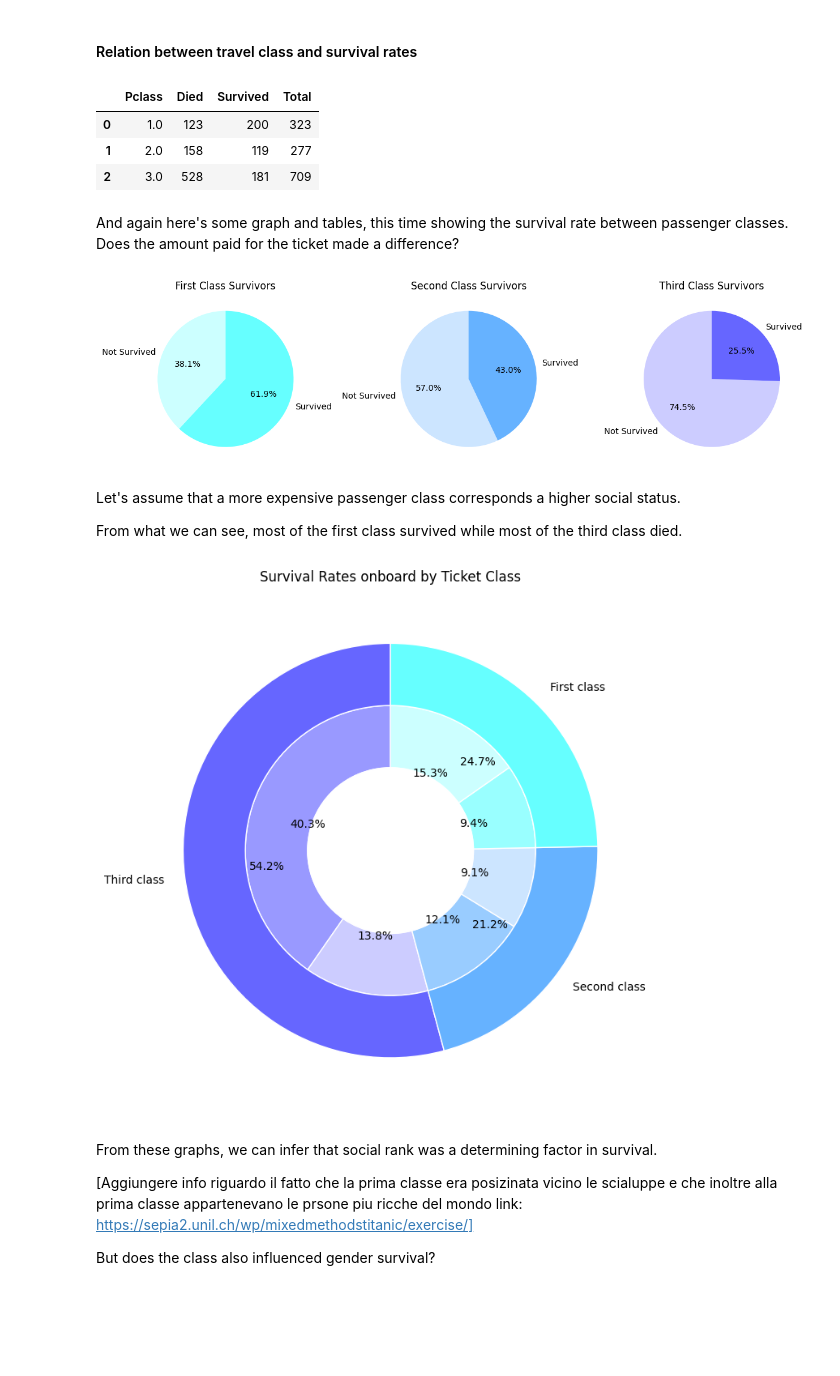
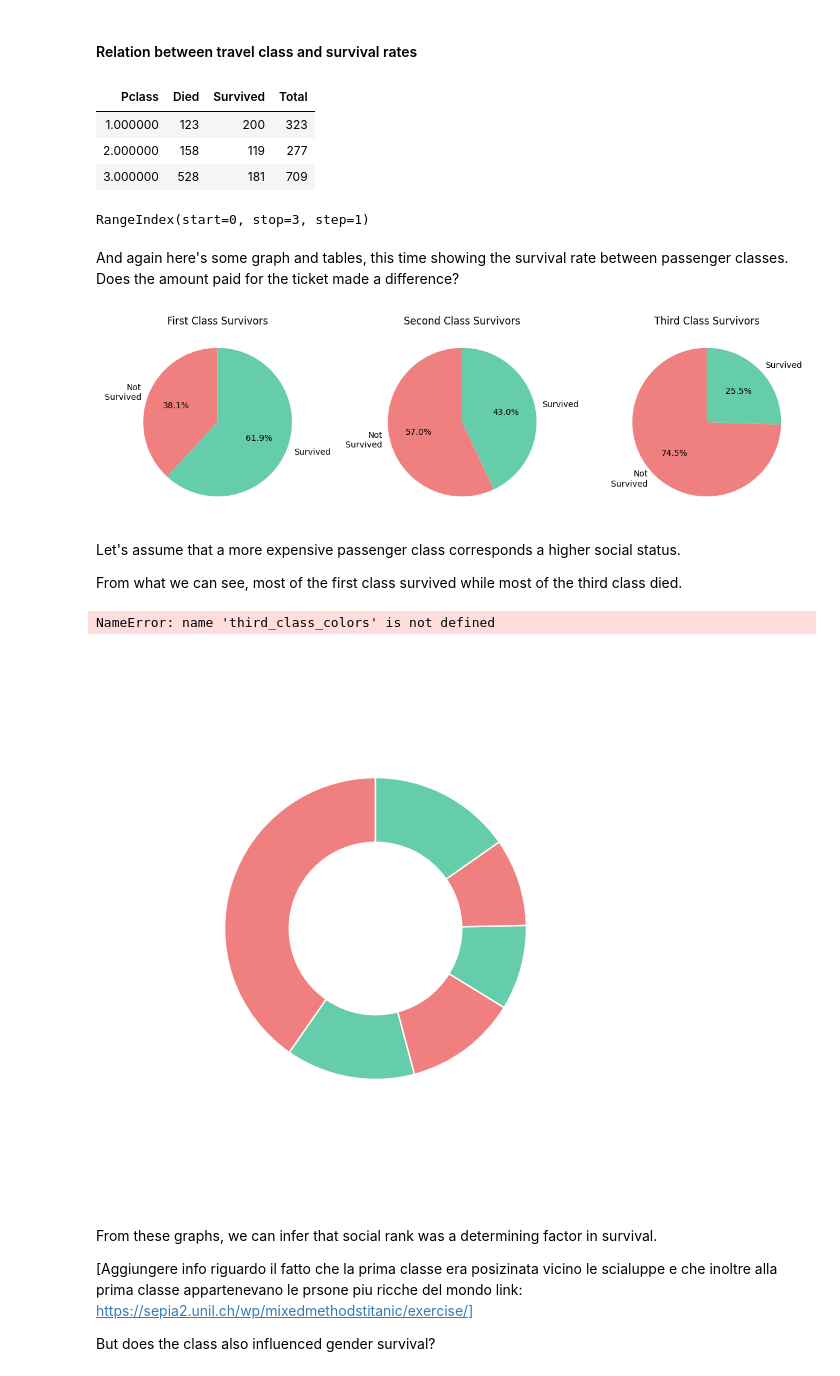
Before and after one commit to davidedigrande/titanic-dataset-eda, a Jupyter notebook: notebook.ipynb, the cells around one changed output. Drawn from its saved outputs; the diff is of its cells as text; code cells hidden in the pictures; blank space fills up the shorter version.

```diff
--- a/notebook.ipynb
+++ b/notebook.ipynb
@@ -468,47 +479,50 @@ class_survived = df.groupby(by=['Pclass', 'Survived'])['Survived'].count()
 pivot_table = class_survived.unstack(level=-1).reset_index().rename(columns={0: 'Died', 1: 'Survived'}).rename_axis(columns={'Survived': ''})
 
 pivot_table['Total'] = pivot_table['Died'] + pivot_table['Survived']
-pivot_table
+
+display(pivot_table.style.hide(axis='index'))
+pivot_table = pivot_table.index.astype(int)
+
+display(pivot_table)
 # %% [output]
-|  | Pclass | Died | Survived | Total |
-| 0 | 1.0 | 123 | 200 | 323 |
-| 1 | 2.0 | 158 | 119 | 277 |
-| 2 | 3.0 | 528 | 181 | 709 |
+| Pclass | Died | Survived | Total |
+| 1.000000 | 123 | 200 | 323 |
+| 2.000000 | 158 | 119 | 277 |
+| 3.000000 | 528 | 181 | 709 |
+RangeIndex(start=0, stop=3, step=1)
 # %% [markdown]
 And again here's some graph and tables, this time showing the survival rate between passenger classes. Does the amount paid for the ticket made a difference?
 # %%
 # DATA
 class_survived = df.groupby(by=['Pclass', 'Survived'])['Survived'].count()
-
-# COLORS
-first_class_colors = ["#66FFFF", "#99FFFF", "#CCFFFF"] # (light blue)
-second_class_colors = ["#66B2FF", "#99CCFF", "#CCE5FF"] # (blue)
-third_class_colors = ["#6666FF", "#9999FF", "#CCCCFF"] # (dark blue/violet)
 
 plt.figure(figsize=(12, 4))
 
 # First class
 plt.subplot(1, 3, 1)
 first_class = class_survived.get(1)
 plt.title("First Class Survivors")
-plt.pie(first_class, labels=["Not Survived", "Survived"], autopct='%1.1f%%', colors=[first_class_colors[2], first_class_colors[0]],startangle=90)
+plt.pie(first_class, labels=["Not\n Survived", "Survived"], autopct='%1.1f%%',
+    colors=[died_color, survived_color],startangle=90)
 
 # Second class
 plt.subplot(1, 3, 2)
 second_class = class_survived.get(2)
 plt.title("Second Class Survivors")
-plt.pie(second_class, labels=["Not Survived", "Survived"], autopct='%1.1f%%', colors=[second_class_colors[2], second_class_colors[0]],startangle=90)
+plt.pie(second_class, labels=["Not\n Survived", "Survived"], autopct='%1.1f%%',
+    colors=[died_color, survived_color],startangle=90)
 
 # Third class
 plt.subplot(1, 3, 3)
 third_class = class_survived.get(3)
 plt.title("Third Class Survivors")
-plt.pie(third_class, labels=["Not Survived", "Survived"], autopct='%1.1f%%', colors=[third_class_colors[2], third_class_colors[0]],startangle=90)
+plt.pie(third_class, labels=["Not\n Survived", "Survived"], autopct='%1.1f%%',
+    colors=[died_color, survived_color],startangle=90)
 
 plt.tight_layout()
 plt.show()
 # %% [output]
-[figure, old version]
+[figure, new version]
 # %% [markdown]
 Let's assume that a more expensive passenger class corresponds a higher social status.
 
@@ -525,23 +539,17 @@ Pclass_Survived_values = [
 df_Pclass_on_board = df['Pclass'].value_counts()
 percentage_Pclass_on_board = df['Pclass'].value_counts(dropna=False, normalize=True) *100
 Pclass_on_board_values = list(percentage_Pclass_on_board)
-# change the order <--- DA CORREGGERE
-Pclass_on_board_values.append(Pclass_on_board_values[-1])
-Pclass_on_board_values[2] = Pclass_on_board_values[1]
-Pclass_on_board_values[1] = Pclass_on_board_values[-1]
-Pclass_on_board_values = Pclass_on_board_values[:-1]
 
-# CAHRT
+
+# CHART
 fig, ax = plt.subplots(figsize=(7, 7))
 
 # Inner ring
 ax.pie(Pclass_Survived_values,
-       colors=[third_class_colors[1],third_class_colors[2],
-              second_class_colors[1],second_class_colors[2],
-              first_class_colors[1],first_class_colors[2]],
+       colors=[died_color,survived_color],
        radius=0.7,
        wedgeprops=dict(width=0.3, edgecolor='w'),
-       autopct='%1.1f%%',
+       #autopct='%1.1f%%',
        startangle=90)
 
 # Outer ring
@@ -550,12 +558,14 @@ ax.pie(Pclass_on_board_values,
        labels=["Third class", "Second class", "First class"],
        radius=1,
        wedgeprops=dict(width=0.3, edgecolor='w'),
-       autopct='%1.1f%%',
+       #autopct='%1.1f%%',
        startangle=90)
 
 # Circle at the center to create a donut chart effect
 center_circle = plt.Circle((0, 0), 0.4, color='white')
 ax.add_artist(center_circle)
+
+ax.legend(["Died", "Survived"], loc='upper left', bbox_to_anchor=(1, 1))
 
 # Equal aspect ratio ensures that pie is drawn as a circle
 ax.axis('equal')
@@ -564,7 +574,8 @@ plt.title('Survival Rates onboard by Ticket Class')
 plt.tight_layout()
 plt.show()
 # %% [output]
+NameError: name 'third_class_colors' is not defined
-[figure, old version]
+[figure, new version]
 # %% [markdown]
 From these graphs, we can infer that social rank was a determining factor in survival.
 
```
Also changed, not shown: parts of 14 cells of this notebook.
